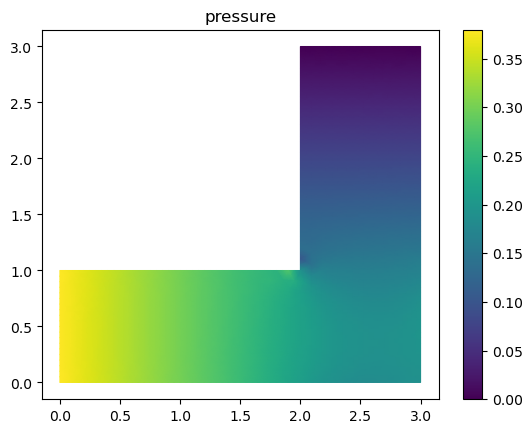
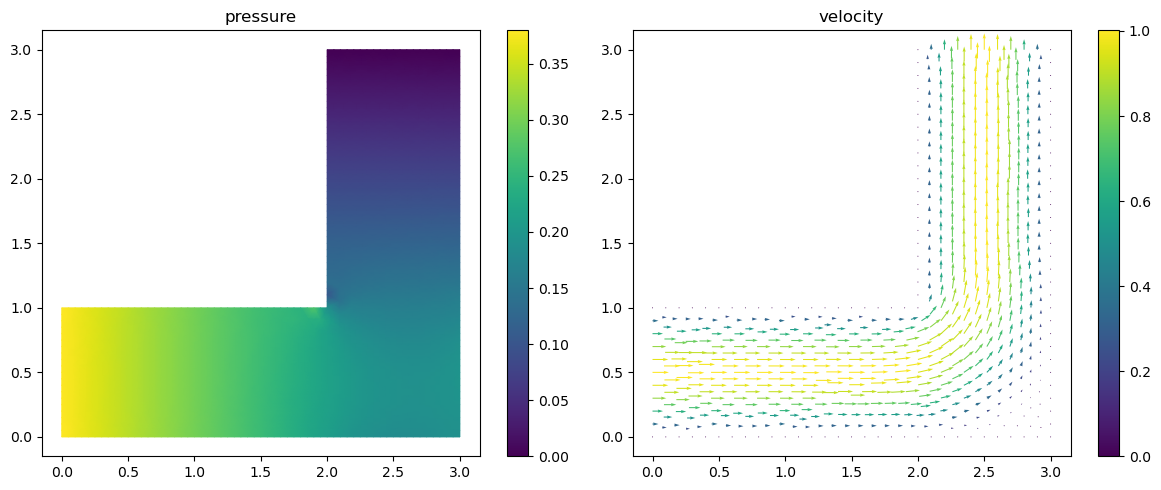
The notebook cell's code change between the first figure and the second:
--- before
+++ after
@@ -9,16 +9,19 @@
 
 # Plot of initial guess
-fig, ax = plt.subplots()
-col = tripcolor(ph, axes=ax)
-plt.colorbar(col)
-plt.title('pressure')
-fig, ax = plt.subplots()
-col = quiver(uh, axes=ax)
-plt.colorbar(col)
-plt.title('velocity')
+fig, ax = plt.subplots(1, 2, figsize=(12, 5))
+
+col0 = tripcolor(ph, axes=ax[0])
+fig.colorbar(col0, ax=ax[0])
+ax[0].set_title('pressure')
+
+col1 = quiver(uh, axes=ax[1])
+fig.colorbar(col1, ax=ax[1])
+ax[1].set_title('velocity')
+
+plt.tight_layout()
 
 # vtk output for Paraview
 from firedrake.output import VTKFile
-outfile = VTKFile(io_path + "solution.pvd")
+outfile = VTKFile(io_path + "output/solution.pvd")
 uh.rename("Velocity")
 ph.rename("Pressure")

Commit: lab 9 and 10 (not complete)